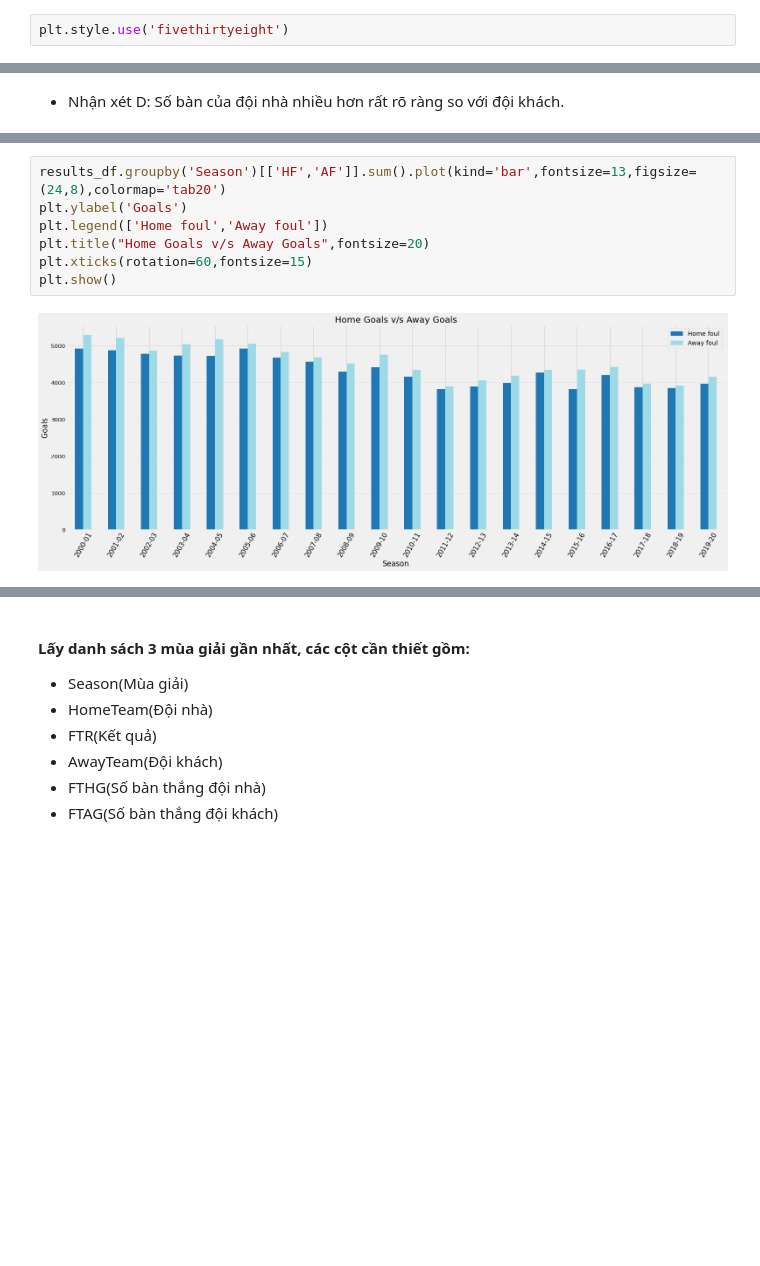
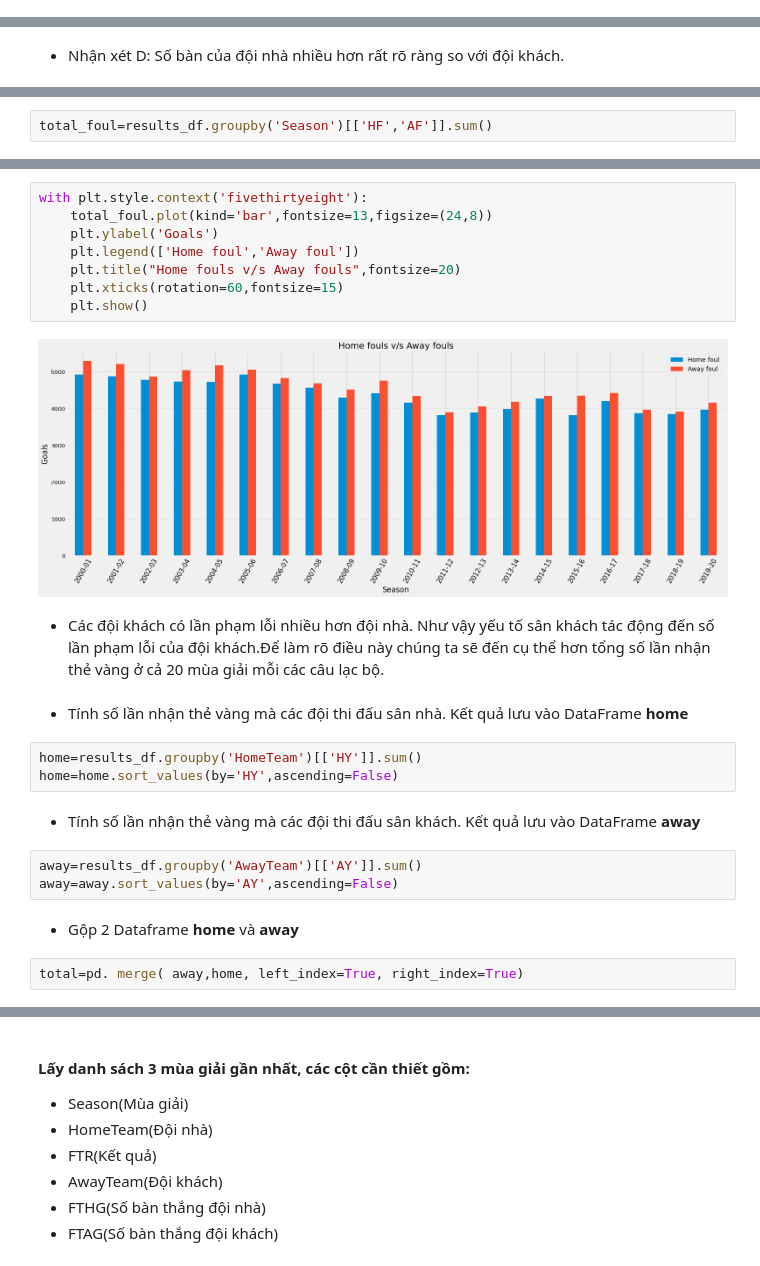
Before and after one commit to chopcolate/DataPrograming, a Jupyter notebook: Final_Project.ipynb, the cells around one changed output, grey strips where cells are left out. Saved outputs shown, nothing was run; the diff lists cells and outputs as text; blank space fills up the shorter version.

```diff
--- a/Final_Project.ipynb
+++ b/Final_Project.ipynb
@@ -294,6 +313,4 @@ homeWin['Home Loss']=homeLose.values
 home_scale=homeWin
 # %% [markdown]
 - Từ kết quả có được vẽ biểu đồ bar char, với trục hoành là mỗi mùa giải, trục tung phần trăm (theo đơn vị %, nghĩa là có giá trị từ 0-100)
-# %%
-plt.style.use('fivethirtyeight')
 # %%
@@ -394,0 +422,2 @@ plt.show()
+# %%
+total_foul=results_df.groupby('Season')[['HF','AF']].sum()
@@ -395,9 +426,26 @@ plt.show()
 # %%
-results_df.groupby('Season')[['HF','AF']].sum().plot(kind='bar',fontsize=13,figsize=(24,8),colormap='tab20')
-plt.ylabel('Goals')
-plt.legend(['Home foul','Away foul'])
-plt.title("Home Goals v/s Away Goals",fontsize=20)
-plt.xticks(rotation=60,fontsize=15)
-plt.show()
+with plt.style.context('fivethirtyeight'):
+    total_foul.plot(kind='bar',fontsize=13,figsize=(24,8))
+    plt.ylabel('Goals')
+    plt.legend(['Home foul','Away foul'])
+    plt.title("Home fouls v/s Away fouls",fontsize=20)
+    plt.xticks(rotation=60,fontsize=15)
+    plt.show()
 # %% [output]
-[figure, old version]
+[figure, new version]
+# %% [markdown]
+- Các đội khách có lần phạm lỗi nhiều hơn đội nhà. Như vậy yếu tố sân khách tác động đến số lần phạm lỗi của đội khách.Để làm rõ điều này chúng ta sẽ đến cụ thể hơn tổng số lần nhận thẻ vàng ở cả 20 mùa giải mỗi các câu lạc bộ.
+# %% [markdown]
+- Tính số lần nhận thẻ vàng mà các đội thi đấu sân nhà. Kết quả lưu vào DataFrame **home**
+# %%
+home=results_df.groupby('HomeTeam')[['HY']].sum()
+home=home.sort_values(by='HY',ascending=False)
+# %% [markdown]
+- Tính số lần nhận thẻ vàng mà các đội thi đấu sân khách. Kết quả lưu vào DataFrame **away**
+# %%
+away=results_df.groupby('AwayTeam')[['AY']].sum()
+away=away.sort_values(by='AY',ascending=False)
+# %% [markdown]
+- Gộp 2 Dataframe **home** và **away**
+# %%
+total=pd. merge( away,home, left_index=True, right_index=True)
```
Also changed, not shown: parts of 73 cells of this notebook.
